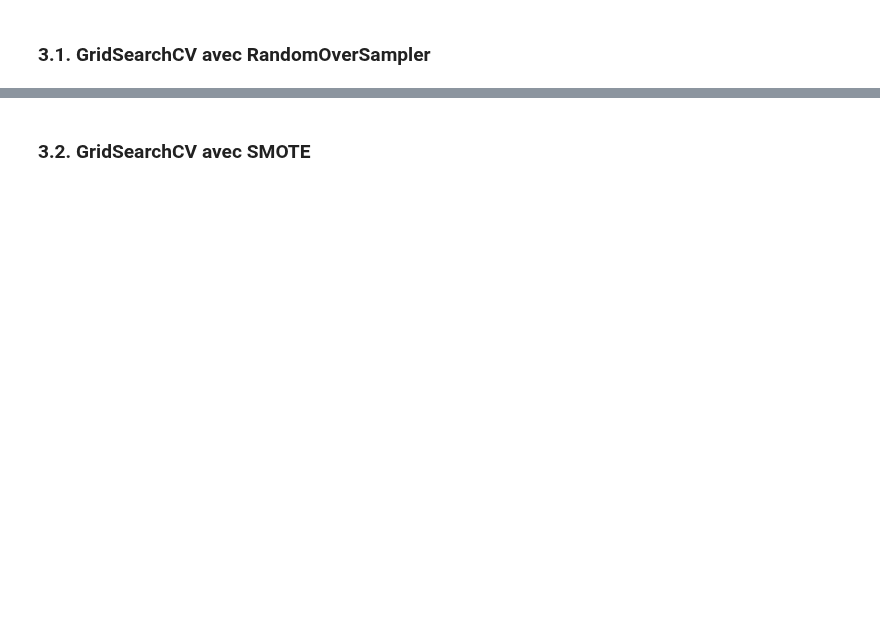
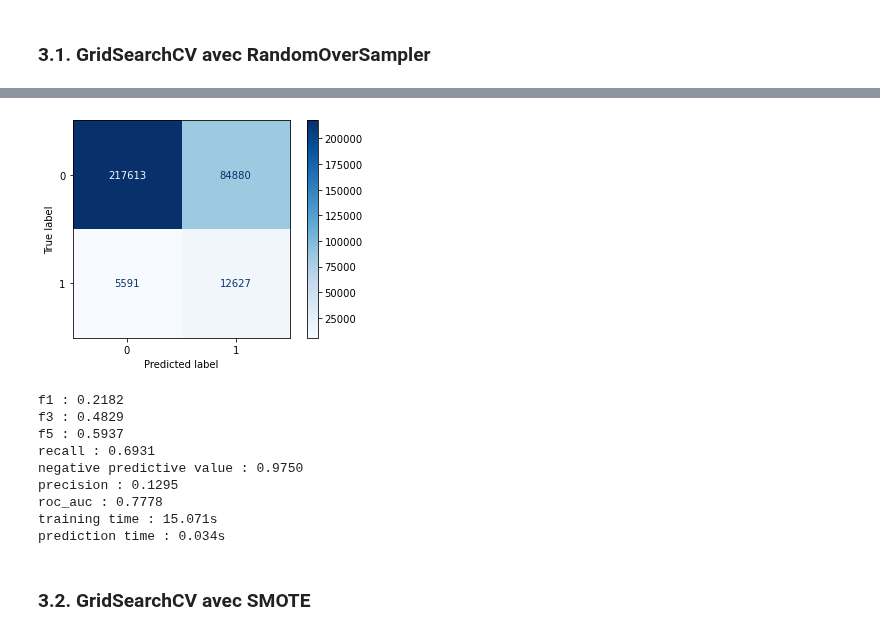
Before and after one commit to baptiste-pasquier/statapp, a Jupyter notebook: model_LR.ipynb, the cells around one changed output, grey strips where cells are left out. Saved outputs shown, nothing was run; the diff lists cells and outputs as text; code cells hidden in the pictures; blank space fills up the shorter version.

```diff
--- a/model_LR.ipynb
+++ b/model_LR.ipynb
@@ -200,7 +471,24 @@ PARAMS[dico['model_name']] = best_params
 # %%
 m = Modelisation(X, y, pipeline.set_params(**best_params))
 m.show_conf_matrix()
 m.show_metrics_score()
+
+metrics = m.metrics_score
+metrics['model_name'] = dico['model_name']
+metrics['training_time'] = m.training_time
+metrics['prediction_time'] = m.prediction_time
+SCORES.append(metrics)
+# %% [output]
+[figure, added]
+f1 : 0.2182
+f3 : 0.4829
+f5 : 0.5937
+recall : 0.6931
+negative predictive value : 0.9750
+precision : 0.1295
+roc_auc : 0.7778
+training time : 15.071s
+prediction time : 0.034s
 # %% [markdown]
 ### 3.2. GridSearchCV avec SMOTE
 # %%
```
Also changed, not shown: parts of 72 cells of this notebook, 8 other files.
